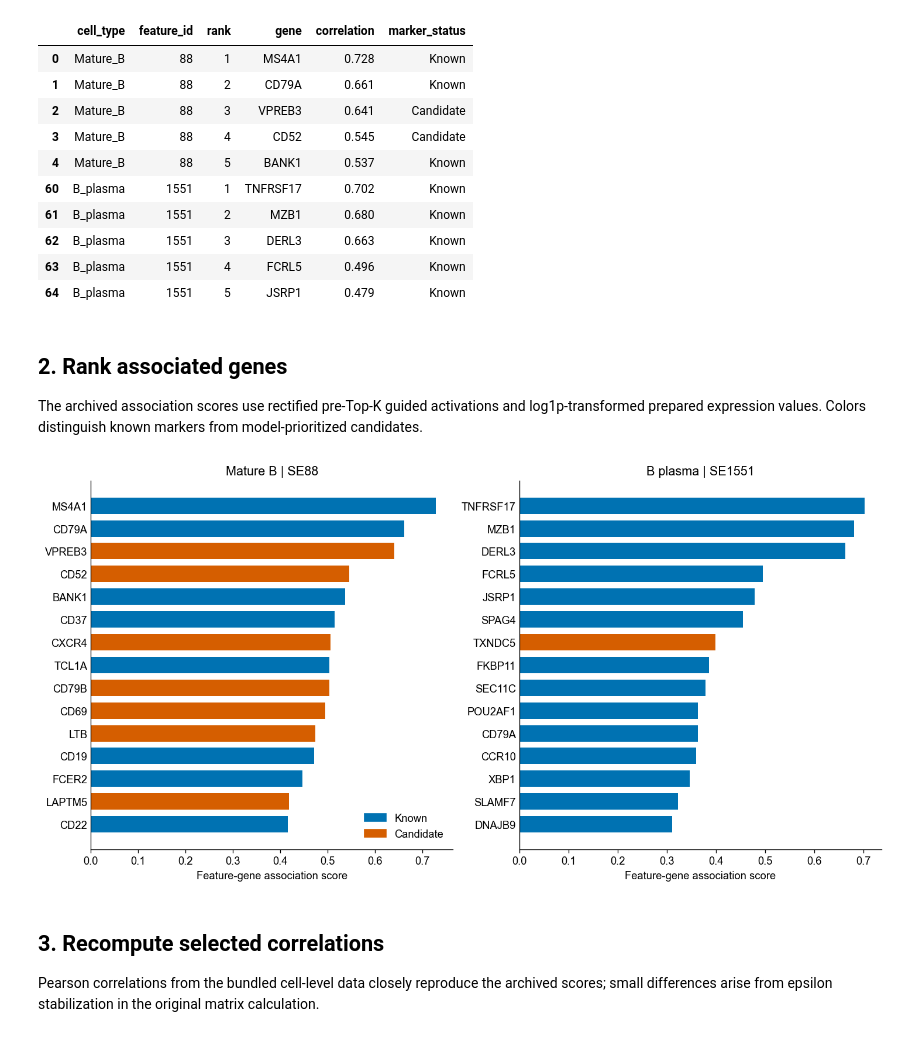
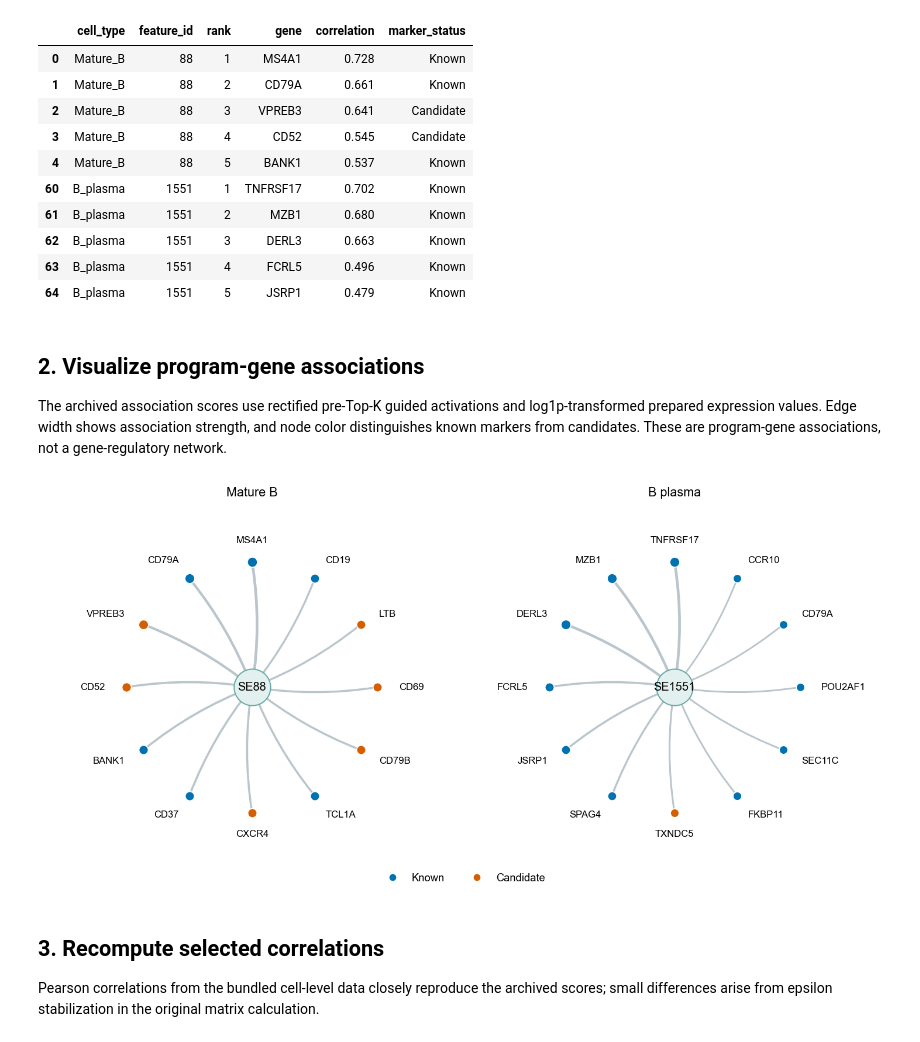
Before and after one commit to yjs193/scPISCES, a Jupyter notebook: tutorials/Tutorial_Marker_Genes.ipynb, the cells around one changed output. Cells and saved outputs as stored; diff of their text form; code cells hidden in the pictures.

```diff
--- a/tutorials/Tutorial_Marker_Genes.ipynb
+++ b/tutorials/Tutorial_Marker_Genes.ipynb
@@ -42,28 +43,44 @@ display(rankings.groupby("cell_type", sort=False).head(5).round(3))
 | 63 | B_plasma | 1551 | 4 | FCRL5 | 0.496 | Known |
 | 64 | B_plasma | 1551 | 5 | JSRP1 | 0.479 | Known |
 # %% [markdown]
-## 2. Rank associated genes
+## 2. Visualize program-gene associations
 
 The archived association scores use rectified pre-Top-K guided
-activations and log1p-transformed prepared expression values. Colors
-distinguish known markers from model-prioritized candidates.
+activations and log1p-transformed prepared expression values. Edge
+width shows association strength, and node color distinguishes known
+markers from candidates. These are program-gene associations, not a
+gene-regulatory network.
-# %%
-from matplotlib.patches import Patch
-
-status_colors = {"Known": "#0072B2", "Candidate": "#D55E00"}
-fig, axes = plt.subplots(1, 2, figsize=(12, 6), layout="constrained")
-for ax, population in zip(axes, ["Mature_B", "B_plasma"]):
-    top = rankings.loc[rankings.cell_type.eq(population)].sort_values("rank").head(15).iloc[::-1]
-    ax.barh(top.gene, top.correlation, color=top.marker_status.map(status_colors), height=0.72)
-    ax.set_title(f"{pretty(population)} | SE{int(top.feature_id.iloc[0])}")
-    ax.set_xlabel("Feature-gene association score")
-    ax.set_xlim(left=0)
-    ax.tick_params(axis="y", length=0)
-axes[0].legend(handles=[Patch(color=c, label=s) for s, c in status_colors.items()], loc="lower right")
-save_figure(fig, OUTPUT, "pangi_top_marker_genes")
-plt.show()
-# %% [output]
-[figure, removed]
+# %%
+from matplotlib.lines import Line2D
+from matplotlib.patches import FancyArrowPatch
+
+status_colors = {"Known": "#0072B2", "Candidate": "#D55E00"}
+fig, axes = plt.subplots(1, 2, figsize=(12, 5.8), layout="constrained")
+for ax, population in zip(axes, ["Mature_B", "B_plasma"]):
+    top = rankings.loc[rankings.cell_type.eq(population)].sort_values("rank").head(12)
+    angles = np.linspace(np.pi/2, np.pi/2 + 2*np.pi, len(top), endpoint=False)
+    for angle, item in zip(angles, top.itertuples()):
+        x, y = np.cos(angle), np.sin(angle)
+        edge = FancyArrowPatch((0, 0), (x, y), arrowstyle="-",
+                              connectionstyle="arc3,rad=0.08", color="#bac6cc",
+                              linewidth=0.6 + 2.2 * item.correlation/top.correlation.max())
+        ax.add_patch(edge)
+        ax.scatter(x, y, s=45 + 85*item.correlation, color=status_colors[item.marker_status],
+                   edgecolor="white", linewidth=1, zorder=3)
+        ax.text(1.17*x, 1.17*y, item.gene, fontsize=10,
+                ha="center" if abs(x)<0.1 else ("left" if x>0 else "right"), va="center")
+    ax.scatter(0, 0, s=1400, c="#e2f1ef", edgecolor="#69a9a7", linewidth=1.2, zorder=4)
+    ax.text(0, 0, f"SE{int(top.feature_id.iloc[0])}", ha="center", va="center", fontsize=12, zorder=5)
+    ax.set_title(pretty(population), pad=16)
+    ax.set_xlim(-1.65, 1.65)
+    ax.set_ylim(-1.4, 1.4)
+    clean_map(ax)
+fig.legend(handles=[Line2D([], [], marker="o", linestyle="", color=c, label=s)
+                    for s,c in status_colors.items()], loc="outside lower center", ncol=2)
+save_figure(fig, OUTPUT, "pangi_program_gene_networks")
+plt.show()
+# %% [output]
+[figure, added]
 # %% [markdown]
 ## 3. Recompute selected correlations
 
```
Also changed, not shown: parts of 3 cells of this notebook, 18 other files.
